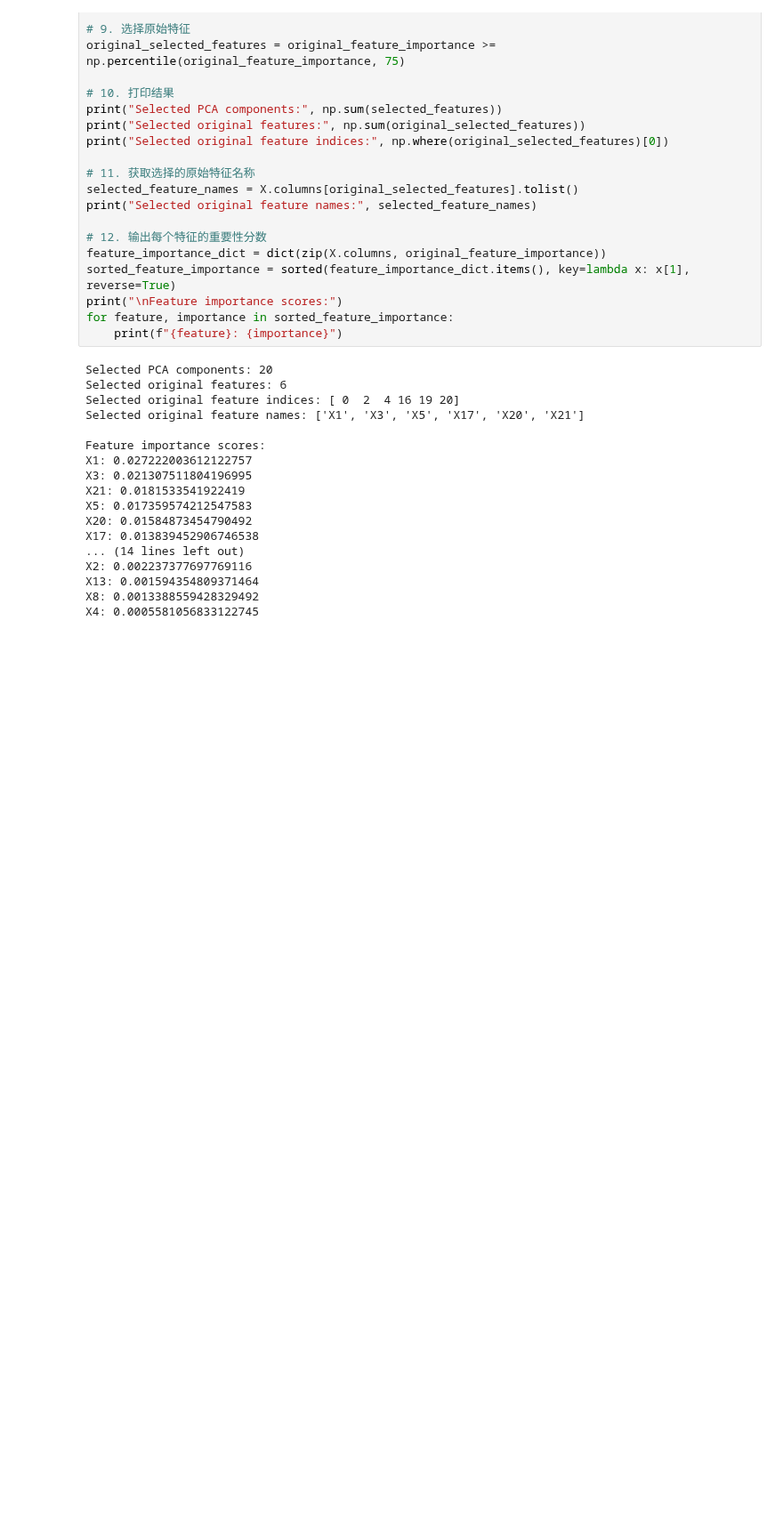
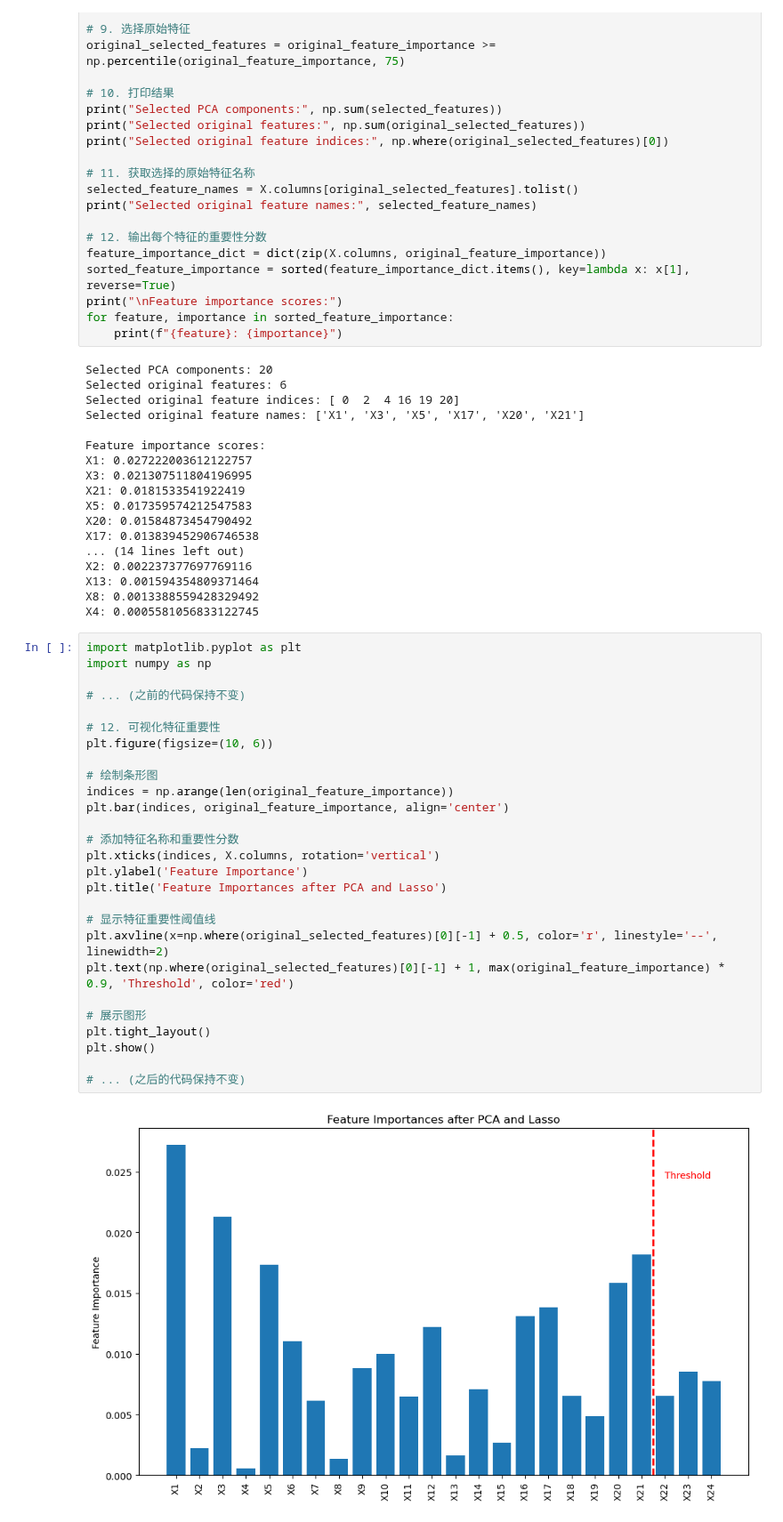
Before and after one commit to Binwen6/CCC, a Jupyter notebook: PCA_Lasso.ipynb, the cells around one changed output. Shown at 89% size. Saved outputs shown, nothing was run; the diff lists cells and outputs as text; blank space fills up the shorter version.

```diff
--- a/PCA_Lasso.ipynb
+++ b/PCA_Lasso.ipynb
@@ -74,3 +74,32 @@ X2: 0.002237377697769116
 X13: 0.001594354809371464
 X8: 0.0013388559428329492
 X4: 0.0005581056833122745
+# %%
+import matplotlib.pyplot as plt
+import numpy as np
+
+# ... (之前的代码保持不变)
+
+# 12. 可视化特征重要性
+plt.figure(figsize=(10, 6))
+
+# 绘制条形图
+indices = np.arange(len(original_feature_importance))
+plt.bar(indices, original_feature_importance, align='center')
+
+# 添加特征名称和重要性分数
+plt.xticks(indices, X.columns, rotation='vertical')
+plt.ylabel('Feature Importance')
+plt.title('Feature Importances after PCA and Lasso')
+
+# 显示特征重要性阈值线
+plt.axvline(x=np.where(original_selected_features)[0][-1] + 0.5, color='r', linestyle='--', linewidth=2)
+plt.text(np.where(original_selected_features)[0][-1] + 1, max(original_feature_importance) * 0.9, 'Threshold', color='red')
+
+# 展示图形
+plt.tight_layout()
+plt.show()
+
+# ... (之后的代码保持不变)
+# %% [output]
+[figure, added]
```
Also changed, not shown: parts of 1 cell of this notebook, 1 other file.
